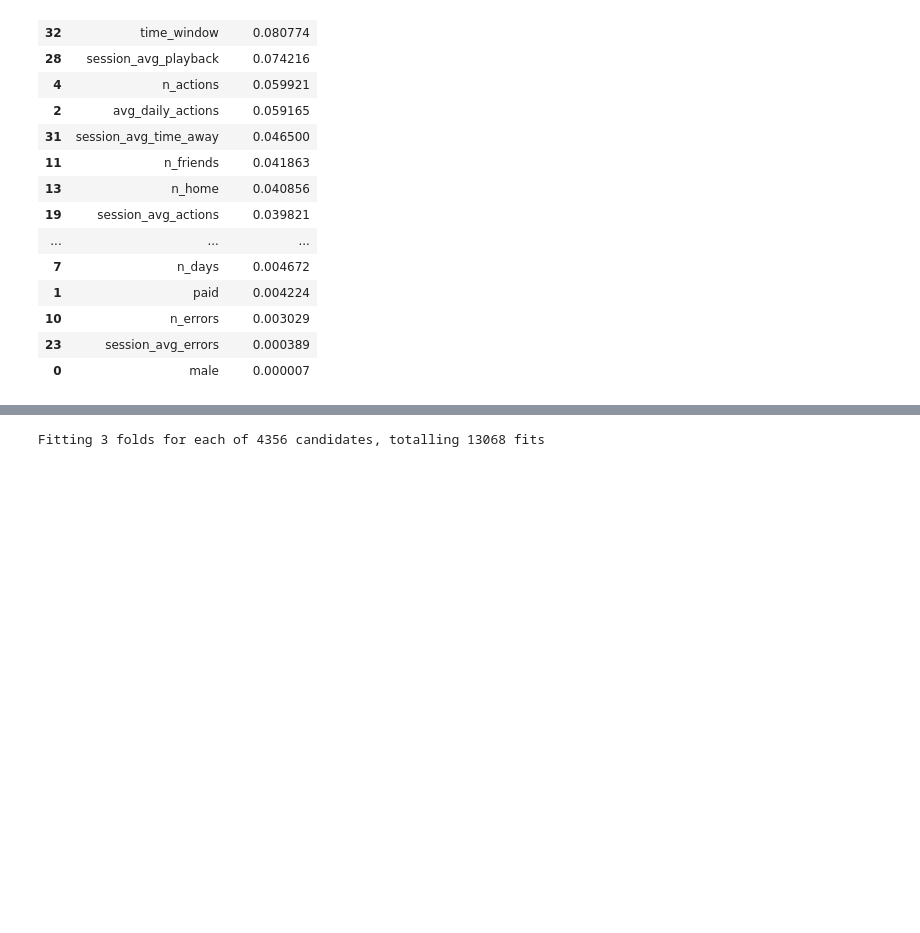
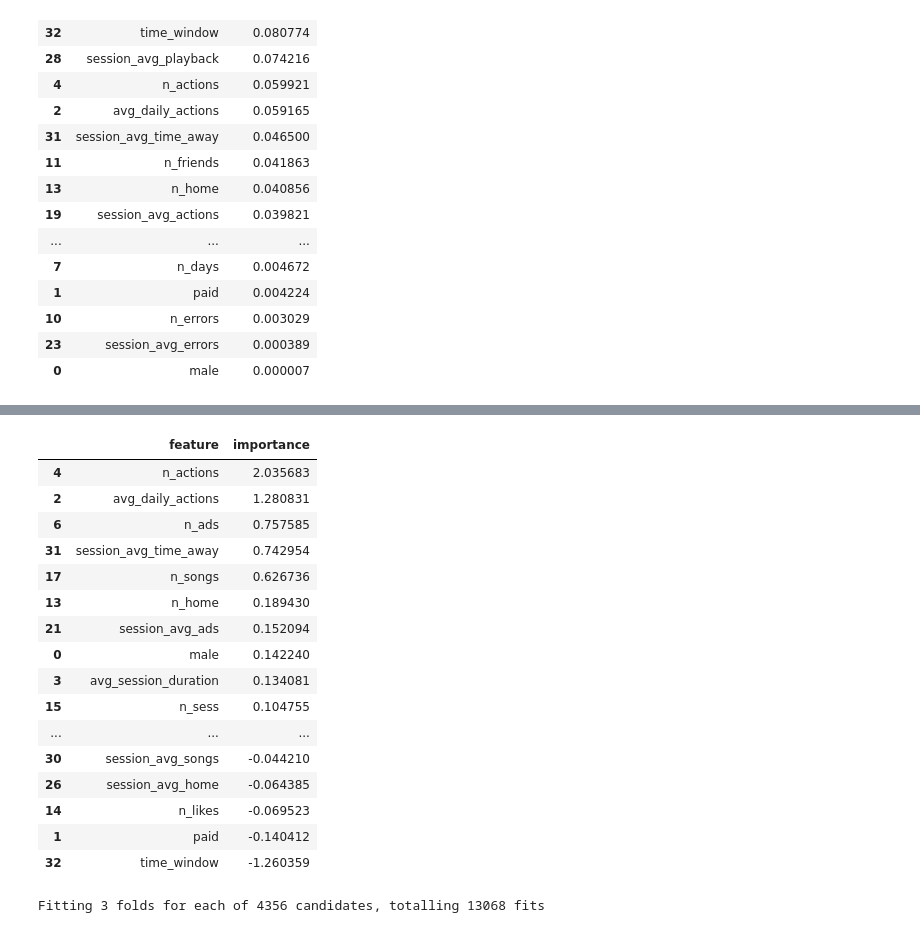
Before and after one commit to brunowdev/sparkify, a Jupyter notebook: Sklearn - Test.ipynb, the cells around one changed output, grey strips where cells are left out. Cells and saved outputs as stored; diff of their text form; code cells hidden in the pictures; blank space fills up the shorter version.

```diff
--- a/Sklearn - Test.ipynb
+++ b/Sklearn - Test.ipynb
@@ -345,3 +374,25 @@ importances.sort_values(by = 'importance', ascending = False)
+# %%
+importances = pd.Series(list(model.coef_[0]), index = list(data.drop(['canceled'], axis = 1).columns)).to_frame().reset_index()
+importances.columns = ['feature', 'importance']
+importances.sort_values(by = 'importance', ascending = False)
+# %% [output]
+|  | feature | importance |
+| 4 | n_actions | 2.035683 |
+| 2 | avg_daily_actions | 1.280831 |
+| 6 | n_ads | 0.757585 |
+| 31 | session_avg_time_away | 0.742954 |
+| 17 | n_songs | 0.626736 |
+| 13 | n_home | 0.189430 |
+| 21 | session_avg_ads | 0.152094 |
+| 0 | male | 0.142240 |
+| 3 | avg_session_duration | 0.134081 |
+| 15 | n_sess | 0.104755 |
+| ... | ... | ... |
+| 30 | session_avg_songs | -0.044210 |
+| 26 | session_avg_home | -0.064385 |
+| 14 | n_likes | -0.069523 |
+| 1 | paid | -0.140412 |
+| 32 | time_window | -1.260359 |
 # %%
 model = train_gs_random_forest(_x, 'canceled')
 
```
Also changed, not shown: parts of 5 cells of this notebook.
